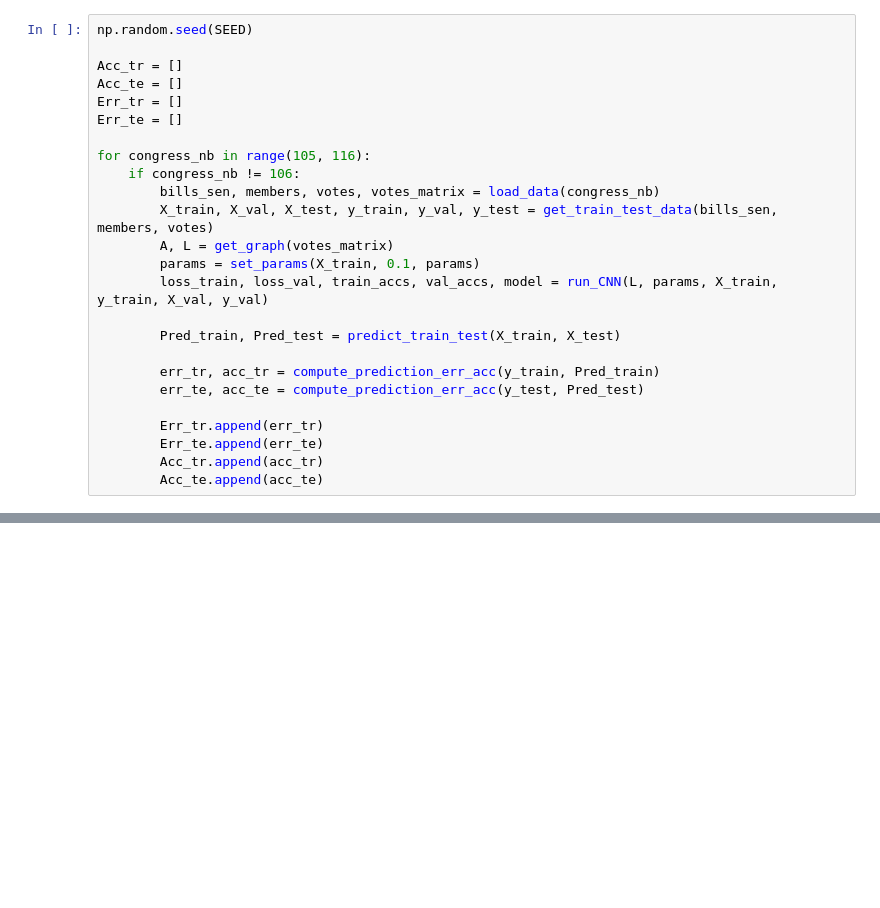
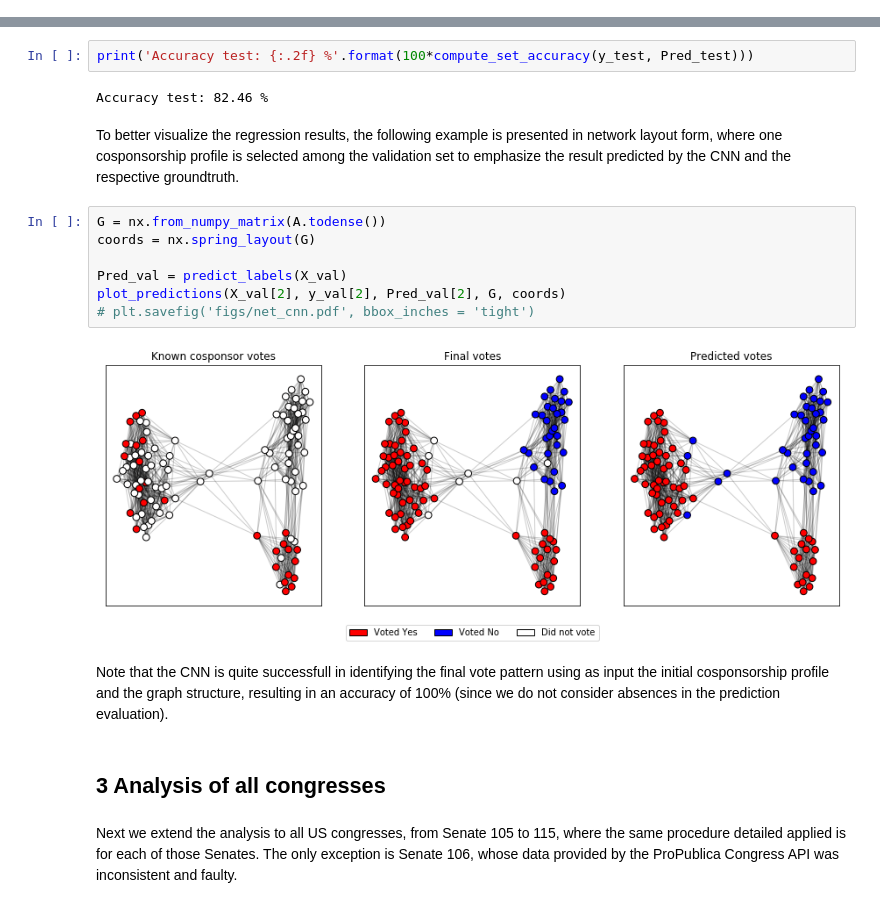
Before and after one commit to roman-bachmann/US-Senators, a Jupyter notebook: notebooks/cnn-congress-all-cosponsors.ipynb, the cells around one changed output, grey strips where cells are left out. Drawn from its saved outputs; the diff is of its cells as text; blank space fills up the shorter version.

```diff
--- a/notebooks/cnn-congress-all-cosponsors.ipynb
+++ b/notebooks/cnn-congress-all-cosponsors.ipynb
@@ -179,25 +0,0 @@ def compute_prediction_err_acc(Truth, Pred):
-# %%
-np.random.seed(SEED)
-
-Acc_tr = []
-Acc_te = []
-Err_tr = []
-Err_te = []
-
-for congress_nb in range(105, 116):
-    if congress_nb != 106:
-        bills_sen, members, votes, votes_matrix = load_data(congress_nb)
-        X_train, X_val, X_test, y_train, y_val, y_test = get_train_test_data(bills_sen, members, votes)
-        A, L = get_graph(votes_matrix)
-        params = set_params(X_train, 0.1, params)
-        loss_train, loss_val, train_accs, val_accs, model = run_CNN(L, params, X_train, y_train, X_val, y_val)
-
-        Pred_train, Pred_test = predict_train_test(X_train, X_test)
-
-        err_tr, acc_tr = compute_prediction_err_acc(y_train, Pred_train)
-        err_te, acc_te = compute_prediction_err_acc(y_test, Pred_test)
-
-        Err_tr.append(err_tr)
-        Err_te.append(err_te)
-        Acc_tr.append(acc_tr)
-        Acc_te.append(acc_te)
@@ -254,0 +390,21 @@ df.columns = ['Err_tr', 'Acc_tr', 'Err_te', 'Acc_te', 'Congress']
+# %%
+print('Accuracy test: {:.2f} %'.format(100*compute_set_accuracy(y_test, Pred_test)))
+# %% [output]
+Accuracy test: 82.46 %
+# %% [markdown]
+To better visualize the regression results, the following example is presented in network layout form, where one cosponsorship profile is selected among the validation set to emphasize the result predicted by the CNN and the respective groundtruth.
+# %%
+G = nx.from_numpy_matrix(A.todense())
+coords = nx.spring_layout(G)
+
+Pred_val = predict_labels(X_val)
+plot_predictions(X_val[2], y_val[2], Pred_val[2], G, coords)
+# plt.savefig('figs/net_cnn.pdf', bbox_inches = 'tight')
+# %% [output]
+[figure, added]
+# %% [markdown]
+Note that the CNN is quite successfull in identifying the final vote pattern using as input the initial cosponsorship profile and the graph structure, resulting in an accuracy of 100% (since we do not consider absences in the prediction evaluation).
+# %% [markdown]
+## 3 Analysis of all congresses
+# %% [markdown]
+Next we extend the analysis to all US congresses, from Senate 105 to 115, where the same procedure detailed applied is for each of those Senates. The only exception is Senate 106, whose data provided by the ProPublica Congress API was inconsistent and faulty.
```
Also changed, not shown: parts of 49 cells of this notebook, 8 other files.
